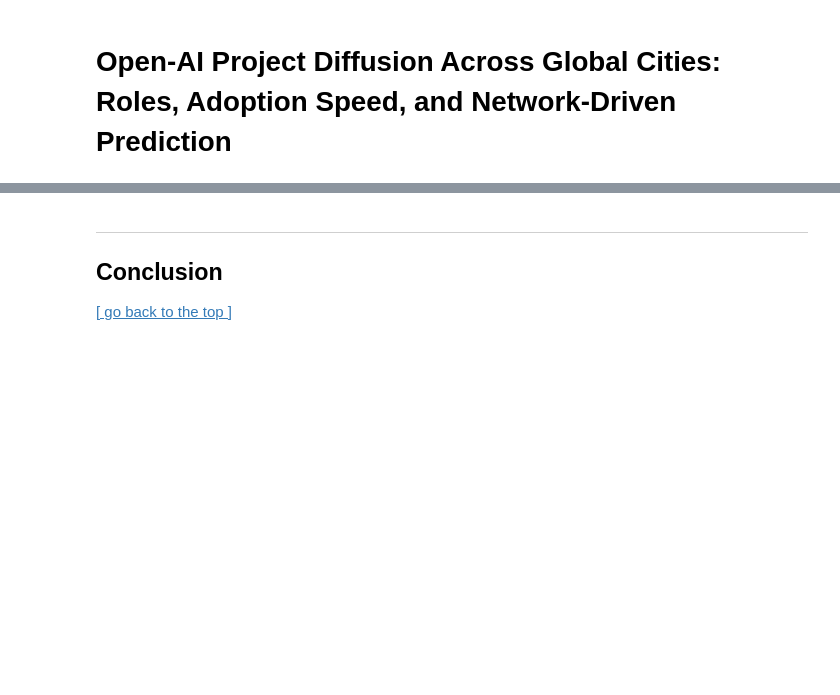
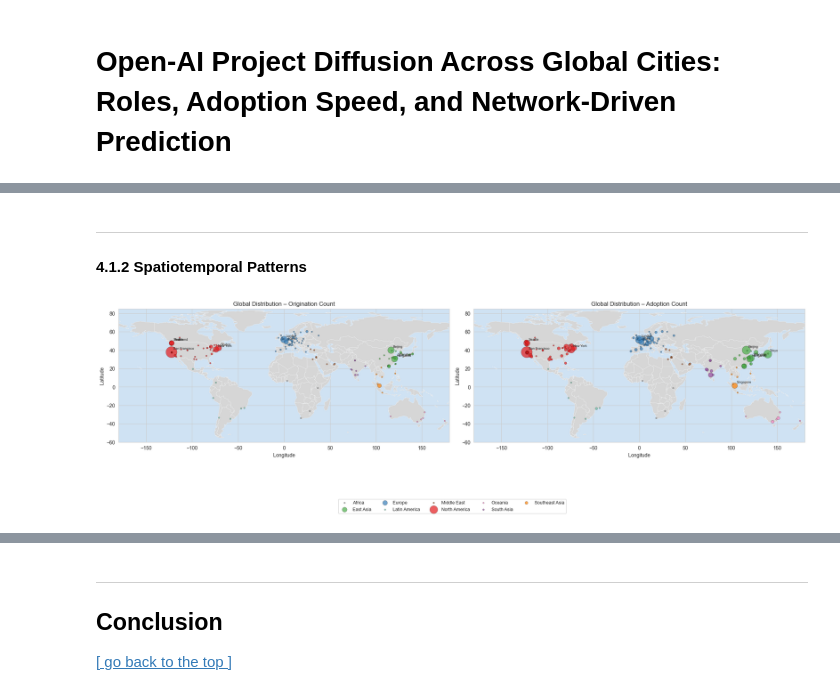
Before and after one commit to XINRUIQI/CASA0006-DSSS-Assessment, a Jupyter notebook: Tem_20260503.1.ipynb, the cells around one changed output, grey strips where cells are left out. Cells and saved outputs as stored; diff of their text form; code cells hidden in the pictures; blank space fills up the shorter version.

```diff
--- a/Tem_20260503.1.ipynb
+++ b/Tem_20260503.1.ipynb
@@ -244,0 +435,56 @@ Source: see [link](https://linkinghub.elsevier.com/retrieve/pii/S221067072200443
+# %% [markdown]
+---
+#### 4.1.2 Spatiotemporal Patterns
+# %%
+# Global scatter-map: bubble size = origination/adoption, colour = region
+import geopandas as gpd
+
+region_colors = {
+    'North America': '#e41a1c', 'Europe': '#377eb8', 'East Asia': '#4daf4a',
+    'South Asia': '#984ea3', 'Southeast Asia': '#ff7f00', 'Middle East': '#a65628',
+    'Oceania': '#f781bf', 'Africa': '#999999', 'Latin America': '#66c2a5',
+}
+
+world = gpd.read_file(DATA_RAW / '../raw/naturalearth/ne_110m_countries.geojson')
+
+fig, axes = plt.subplots(1, 2, figsize=(20, 7))
+
+for ax, (size_col, title) in zip(axes, [
+    ('origination_count', 'Origination Count'),
+    ('adoption_count',    'Adoption Count'),
+]):
+    # ── World map base layer ──
+    world.plot(ax=ax, color='#d6d6d6', edgecolor='white', linewidth=0.3)
+    ax.set_facecolor('#cfe2f3')
+    ax.set_xlim(-180, 180)
+    ax.set_ylim(-60, 85)
+
+    # ── City bubbles ──
+    sizes = city_attr[size_col].fillna(0)
+    sizes_scaled = (sizes / sizes.max() * 500).clip(lower=8)
+
+    for region, grp in city_attr.groupby('region'):
+        ax.scatter(grp['lon'], grp['lat'],
+                   s=sizes_scaled.loc[grp.index],
+                   c=region_colors.get(region, 'grey'),
+                   alpha=0.7, edgecolors='black', linewidth=0.3,
+                   label=region, zorder=3)
+
+    # ── Label top 10 cities ──
+    top10 = city_attr.nlargest(10, size_col)
+    for _, row in top10.iterrows():
+        ax.annotate(row['city'], (row['lon'], row['lat']),
+                    fontsize=6.5, ha='left', va='bottom',
+                    xytext=(4, 4), textcoords='offset points', zorder=4)
+
+    ax.set_title(f'Global Distribution – {title}', fontsize=12)
+    ax.set_xlabel('Longitude')
+    ax.set_ylabel('Latitude')
+
+handles, labels = axes[0].get_legend_handles_labels()
+fig.legend(handles, labels, loc='lower center', ncol=5, fontsize=9,
+           bbox_to_anchor=(0.5, -0.06))
+plt.tight_layout()
+plt.show()
+# %% [output]
+[figure, added]
```
Also changed, not shown: parts of 142 cells of this notebook, 9 other files.
